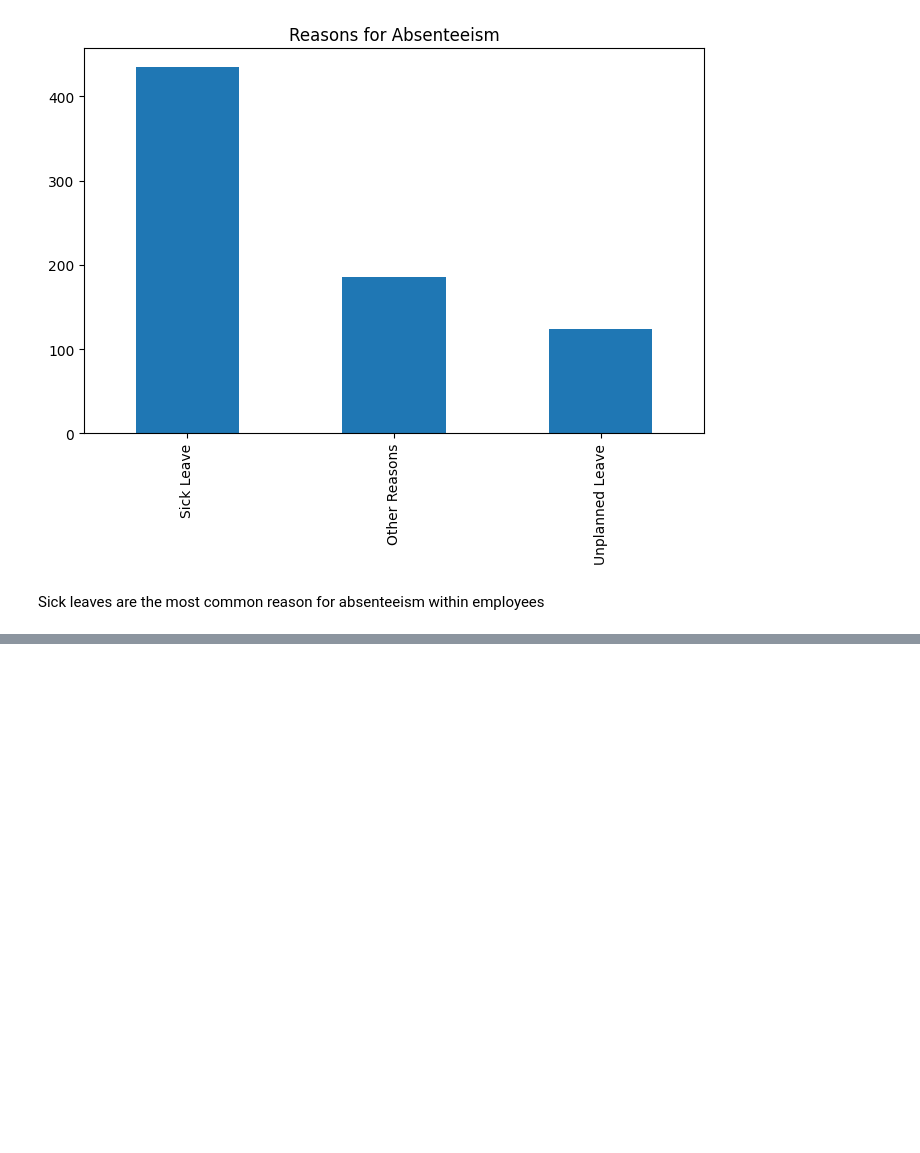
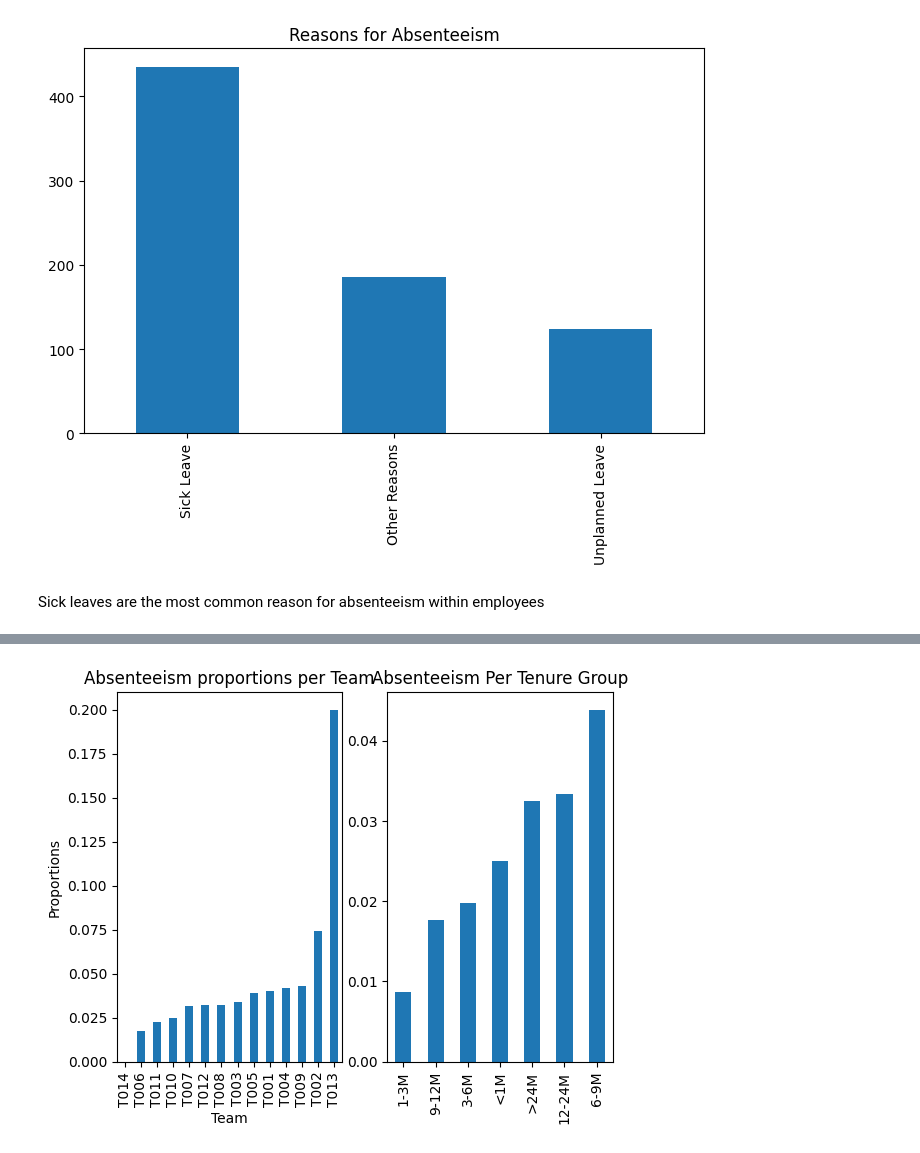
Before and after one commit to Jaeljane/Attendance_Prediction, a Jupyter notebook: Attendance_Classification.ipynb, the cells around one changed output, grey strips where cells are left out. Saved outputs shown, nothing was run; the diff lists cells and outputs as text; code cells hidden in the pictures; blank space fills up the shorter version.

```diff
--- a/Attendance_Classification.ipynb
+++ b/Attendance_Classification.ipynb
@@ -116,0 +152,20 @@ Sick leaves are the most common reason for absenteeism within employees
+# %%
+team=proportions("Team").sort_values()
+Tenure=proportions('Tenure').sort_Values()
+Month=proportions("Month")
+Week_Numb=("Week_Numb")
+# %%
+# Create a figure and a 1x2 grid of subplots
+fig, axs = plt.subplots(1, 2)
+
+# Plot data from the DataFrame on the subplots
+team.sort_values().plot(kind="bar", xlabel="Team", ylabel="Proportions", ax=axs[0])
+axs[0].set_title("Absenteeism proportions per Team")
+
+Tenure.sort_values().plot(kind="bar" ,ax=axs[1])
+axs[1].set_title("Absenteeism Per Tenure Group")
+
+# Show the figure
+plt.show()
+# %% [output]
+[figure, added]
```
Also changed, not shown: parts of 8 cells of this notebook.
